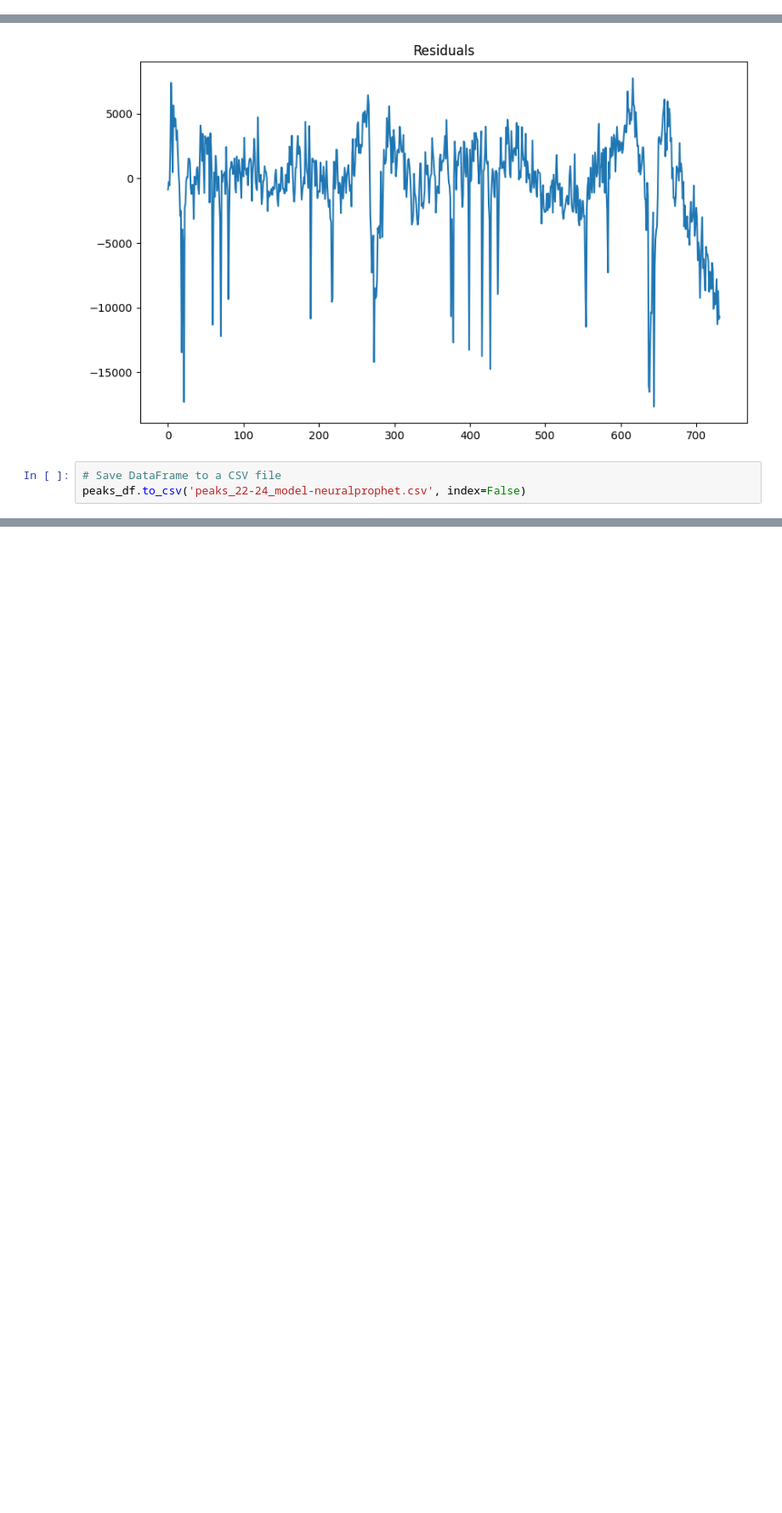
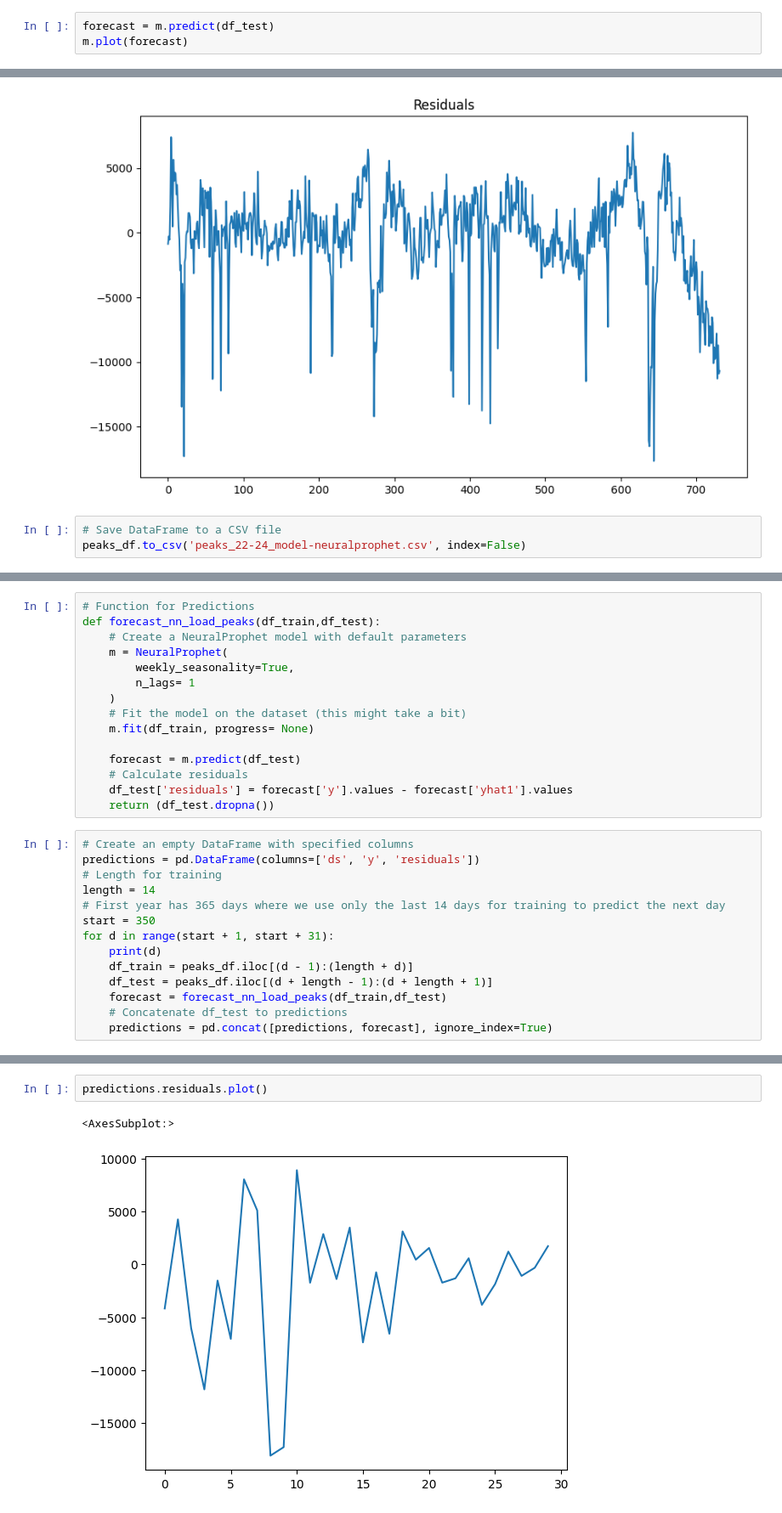
Before and after one commit to mepfel/majwo, a Jupyter notebook: predictibality_model_python/analysis.ipynb, the cells around one changed output, grey strips where cells are left out. Shown: that part at 85% size. Saved outputs shown, nothing was run; the diff lists cells and outputs as text; blank space fills up the shorter version.

```diff
--- a/predictibality_model_python/analysis.ipynb
+++ b/predictibality_model_python/analysis.ipynb
@@ -210,0 +206,3 @@ metrics = m.fit(peaks_df_train)
+# %%
+forecast = m.predict(df_test)
+m.plot(forecast)
@@ -331,0 +350,29 @@ peaks_df.to_csv('peaks_22-24_model-neuralprophet.csv', index=False)
+# %%
+# Function for Predictions
+def forecast_nn_load_peaks(df_train,df_test):
+    # Create a NeuralProphet model with default parameters
+    m = NeuralProphet(
+        weekly_seasonality=True,
+        n_lags= 1
+    )
+    # Fit the model on the dataset (this might take a bit)
+    m.fit(df_train, progress= None)
+
+    forecast = m.predict(df_test)
+    # Calculate residuals
+    df_test['residuals'] = forecast['y'].values - forecast['yhat1'].values
+    return (df_test.dropna())
+# %%
+# Create an empty DataFrame with specified columns
+predictions = pd.DataFrame(columns=['ds', 'y', 'residuals'])
+# Length for training
+length = 14
+# First year has 365 days where we use only the last 14 days for training to predict the next day
+start = 350
+for d in range(start + 1, start + 31):
+    print(d)
+    df_train = peaks_df.iloc[(d - 1):(length + d)]
+    df_test = peaks_df.iloc[(d + length - 1):(d + length + 1)]
+    forecast = forecast_nn_load_peaks(df_train,df_test)
+    # Concatenate df_test to predictions
+    predictions = pd.concat([predictions, forecast], ignore_index=True)
@@ -331,0 +399,5 @@ peaks_df.to_csv('peaks_22-24_model-neuralprophet.csv', index=False)
+# %%
+predictions.residuals.plot()
+# %% [output]
+<AxesSubplot:>
+[figure, added]
```
Also changed, not shown: parts of 12 cells of this notebook.
